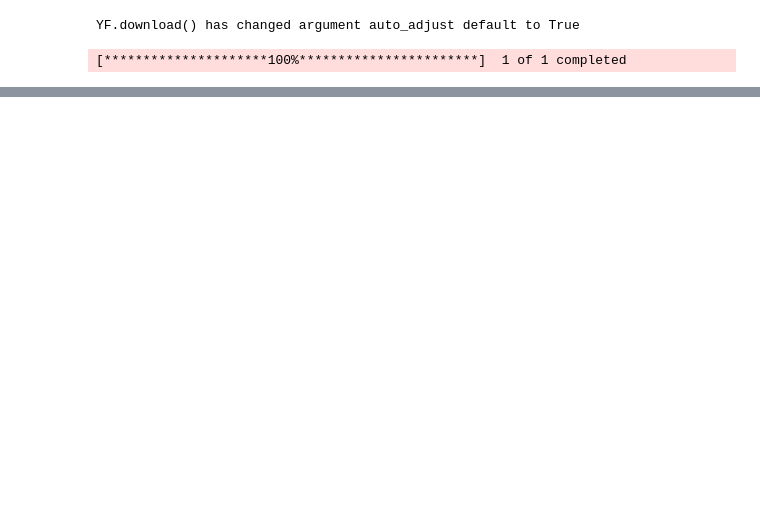
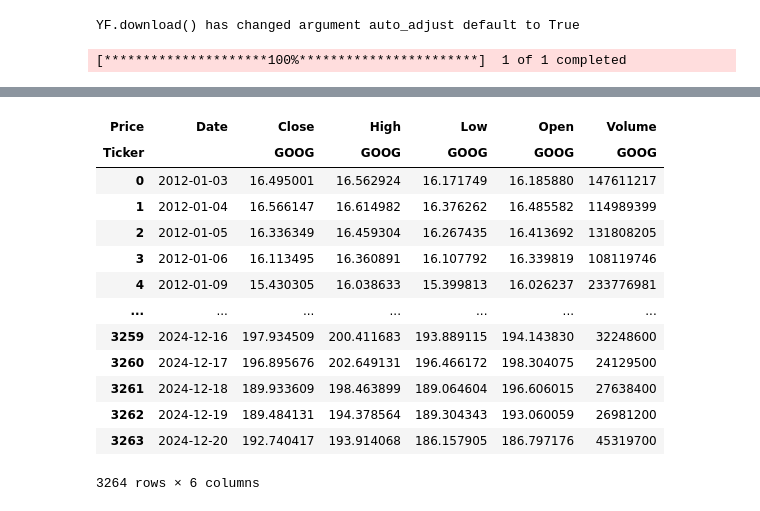
Before and after one commit to Nazihahaha/Stock-Price-Prediction, a Jupyter notebook: main.ipynb, the cells around one changed output, grey strips where cells are left out. Saved outputs shown, nothing was run; the diff lists cells and outputs as text; code cells hidden in the pictures; blank space fills up the shorter version.

```diff
--- a/main.ipynb
+++ b/main.ipynb
@@ -34 +35,18 @@ data
+# %%
+data
+# %% [output]
+| Price | Date | Close | High | Low | Open | Volume |
+| Ticker |  | GOOG | GOOG | GOOG | GOOG | GOOG |
+| 0 | 2012-01-03 | 16.495001 | 16.562924 | 16.171749 | 16.185880 | 147611217 |
+| 1 | 2012-01-04 | 16.566147 | 16.614982 | 16.376262 | 16.485582 | 114989399 |
+| 2 | 2012-01-05 | 16.336349 | 16.459304 | 16.267435 | 16.413692 | 131808205 |
+| 3 | 2012-01-06 | 16.113495 | 16.360891 | 16.107792 | 16.339819 | 108119746 |
+| 4 | 2012-01-09 | 15.430305 | 16.038633 | 15.399813 | 16.026237 | 233776981 |
+| ... | ... | ... | ... | ... | ... | ... |
+| 3259 | 2024-12-16 | 197.934509 | 200.411683 | 193.889115 | 194.143830 | 32248600 |
+| 3260 | 2024-12-17 | 196.895676 | 202.649131 | 196.466172 | 198.304075 | 24129500 |
+| 3261 | 2024-12-18 | 189.933609 | 198.463899 | 189.064604 | 196.606015 | 27638400 |
+| 3262 | 2024-12-19 | 189.484131 | 194.378564 | 189.304343 | 193.060059 | 26981200 |
+| 3263 | 2024-12-20 | 192.740417 | 193.914068 | 186.157905 | 186.797176 | 45319700 |
+3264 rows × 6 columns
 # %%
```
Also changed, not shown: parts of 16 cells of this notebook.
